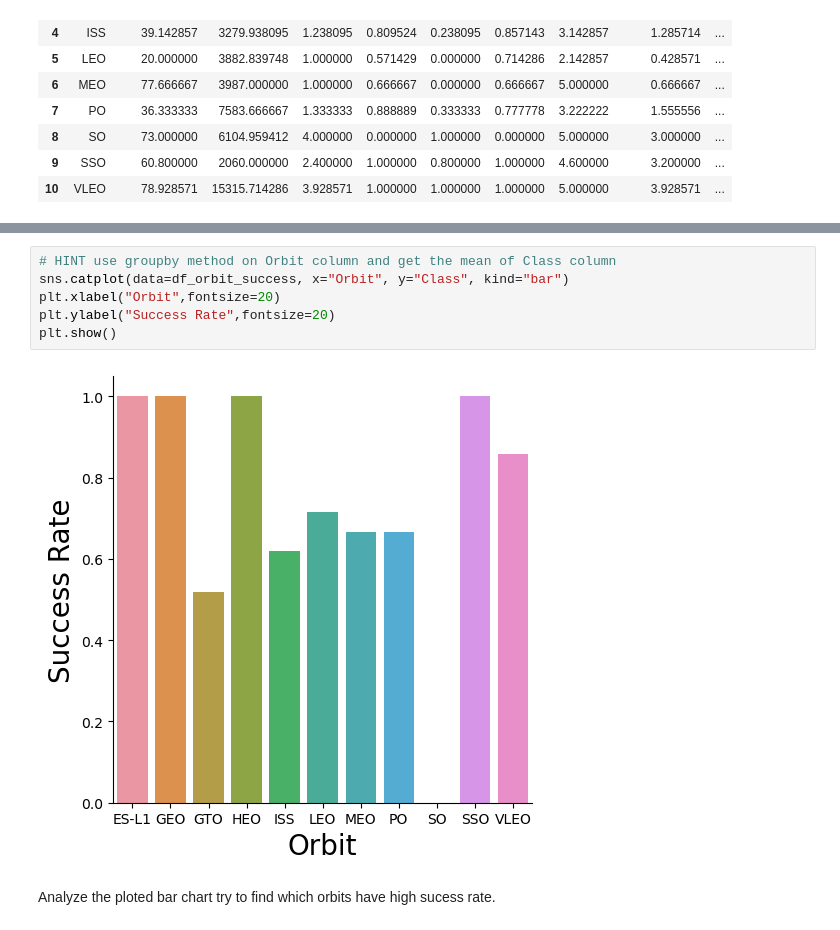
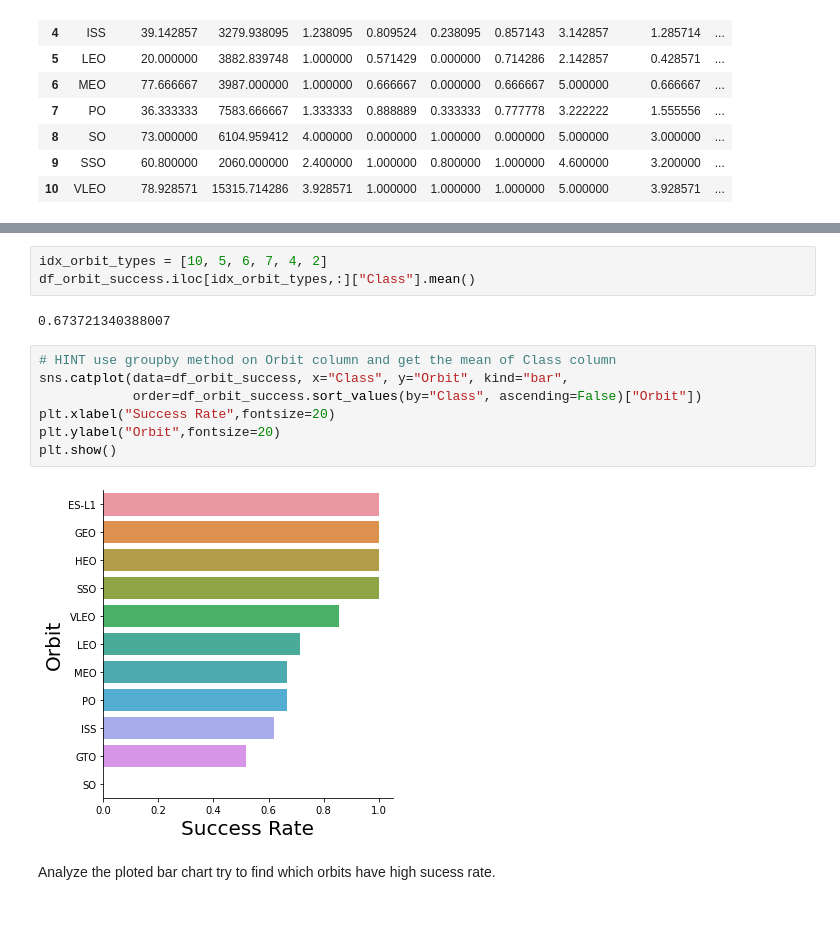
Before and after one commit to BossNP/IBM-Data-Science-Professional-Certificate, a Jupyter notebook: 10 Applied Data Science Capstone/C10W02-02-eda-dataviz.ipynb, the cells around one changed output, grey strips where cells are left out. Drawn from its saved outputs; the diff is of its cells as text.

```diff
--- a/10 Applied Data Science Capstone/C10W02-02-eda-dataviz.ipynb
+++ b/10 Applied Data Science Capstone/C10W02-02-eda-dataviz.ipynb
@@ -141,11 +156,17 @@ df_orbit_success
+# %%
+idx_orbit_types = [10, 5, 6, 7, 4, 2]
+df_orbit_success.iloc[idx_orbit_types,:]["Class"].mean()
+# %% [output]
+0.673721340388007
 # %%
 # HINT use groupby method on Orbit column and get the mean of Class column
-sns.catplot(data=df_orbit_success, x="Orbit", y="Class", kind="bar")
-plt.xlabel("Orbit",fontsize=20)
-plt.ylabel("Success Rate",fontsize=20)
+sns.catplot(data=df_orbit_success, x="Class", y="Orbit", kind="bar",
+            order=df_orbit_success.sort_values(by="Class", ascending=False)["Orbit"])
+plt.xlabel("Success Rate",fontsize=20)
+plt.ylabel("Orbit",fontsize=20)
 plt.show()
 # %% [output]
-[figure, old version]
+[figure, new version]
 # %% [markdown]
 Analyze the ploted bar chart try to find which orbits have high sucess rate.
 # %% [markdown]
```
Also changed, not shown: parts of 6 cells of this notebook, 5 other files.
